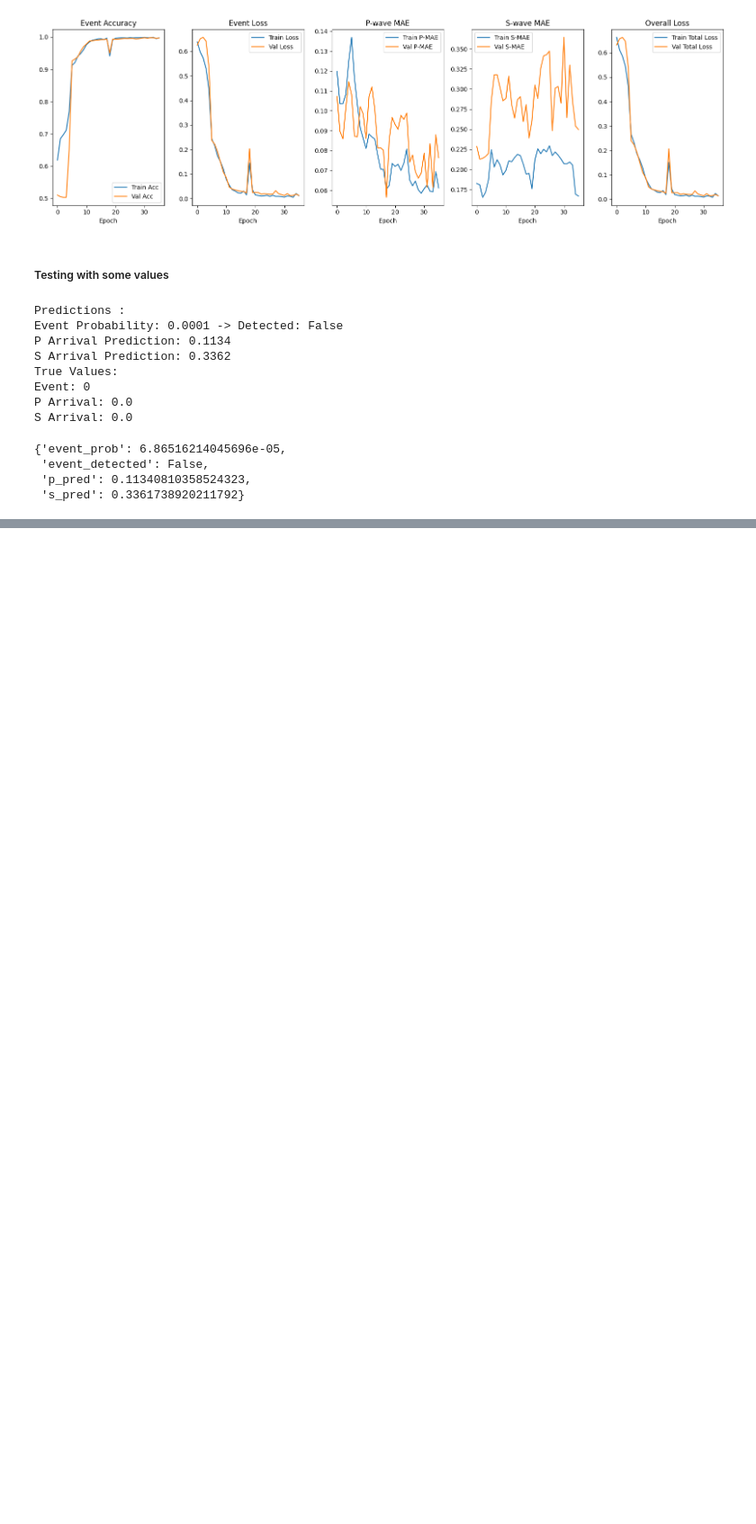
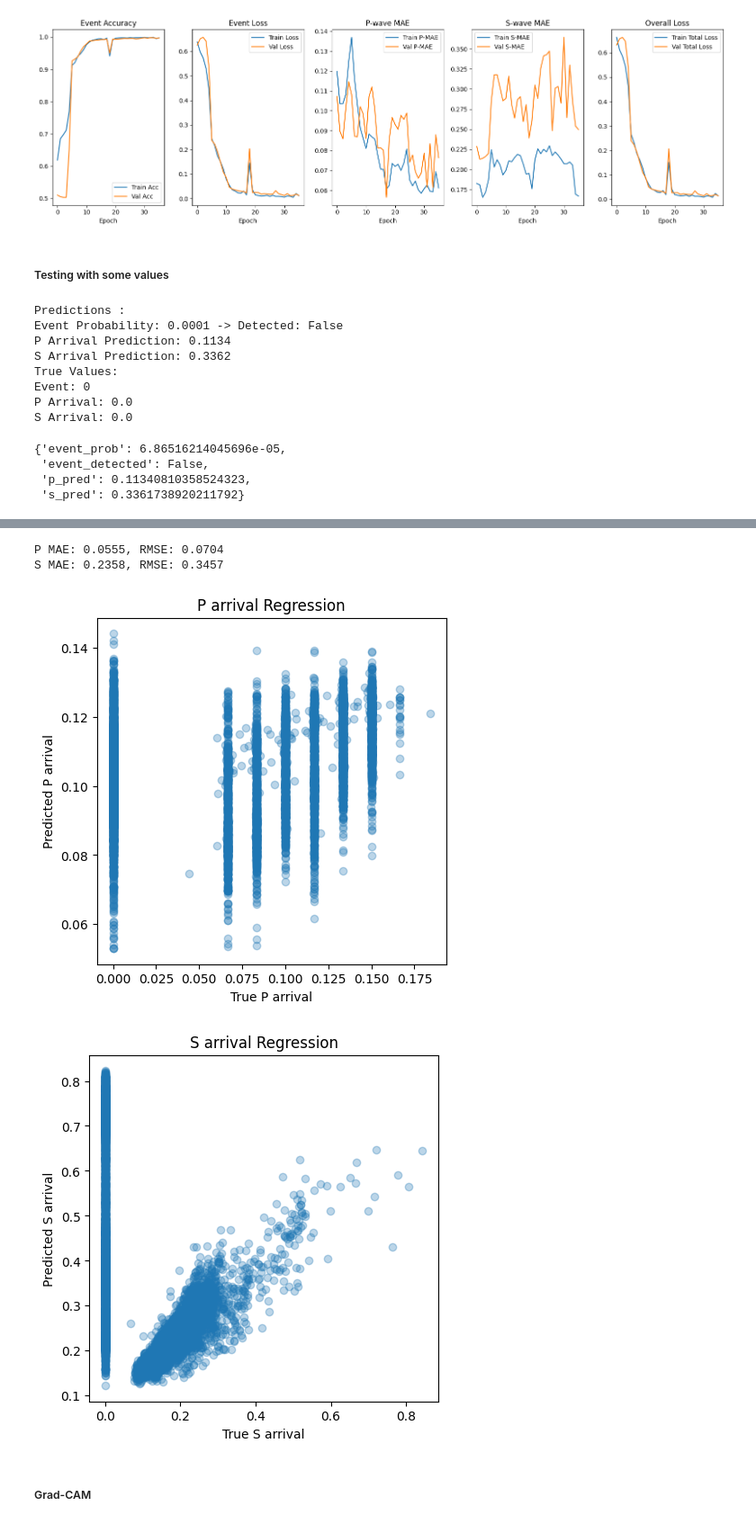
Before and after one commit to Shadabkhan2004/Earthquake-Detection, a Jupyter notebook: notebooks/mtl.ipynb, the cells around one changed output, grey strips where cells are left out. Shown at 90% size. Drawn from its saved outputs; the diff is of its cells as text; code cells hidden in the pictures; blank space fills up the shorter version.

```diff
--- a/notebooks/mtl.ipynb
+++ b/notebooks/mtl.ipynb
@@ -674,0 +745,31 @@ S Arrival: 0.0
+# %%
+from sklearn.metrics import root_mean_squared_error
+p_mae = mean_absolute_error(p_true, p_preds)
+s_mae = mean_absolute_error(s_true, s_preds)
+p_rmse = root_mean_squared_error(p_true, p_preds)
+s_rmse = root_mean_squared_error(s_true, s_preds)
+
+print(f"P MAE: {p_mae:.4f}, RMSE: {p_rmse:.4f}")
+print(f"S MAE: {s_mae:.4f}, RMSE: {s_rmse:.4f}")
+# %% [output]
+P MAE: 0.0555, RMSE: 0.0704
+S MAE: 0.2358, RMSE: 0.3457
+# %%
+plt.figure(figsize=(5,5))
+plt.scatter(p_true,p_preds,alpha=0.3)
+plt.xlabel("True P arrival")
+plt.ylabel("Predicted P arrival")
+plt.title("P arrival Regression")
+plt.show()
+
+plt.figure(figsize=(5,5))
+plt.scatter(s_true,s_preds,alpha=0.3)
+plt.xlabel("True S arrival")
+plt.ylabel("Predicted S arrival")
+plt.title("S arrival Regression")
+plt.show()
+# %% [output]
+[figure, added]
+[figure, added]
+# %% [markdown]
+##### Grad-CAM
```
Also changed, not shown: parts of 11 cells of this notebook, 3 other files.
